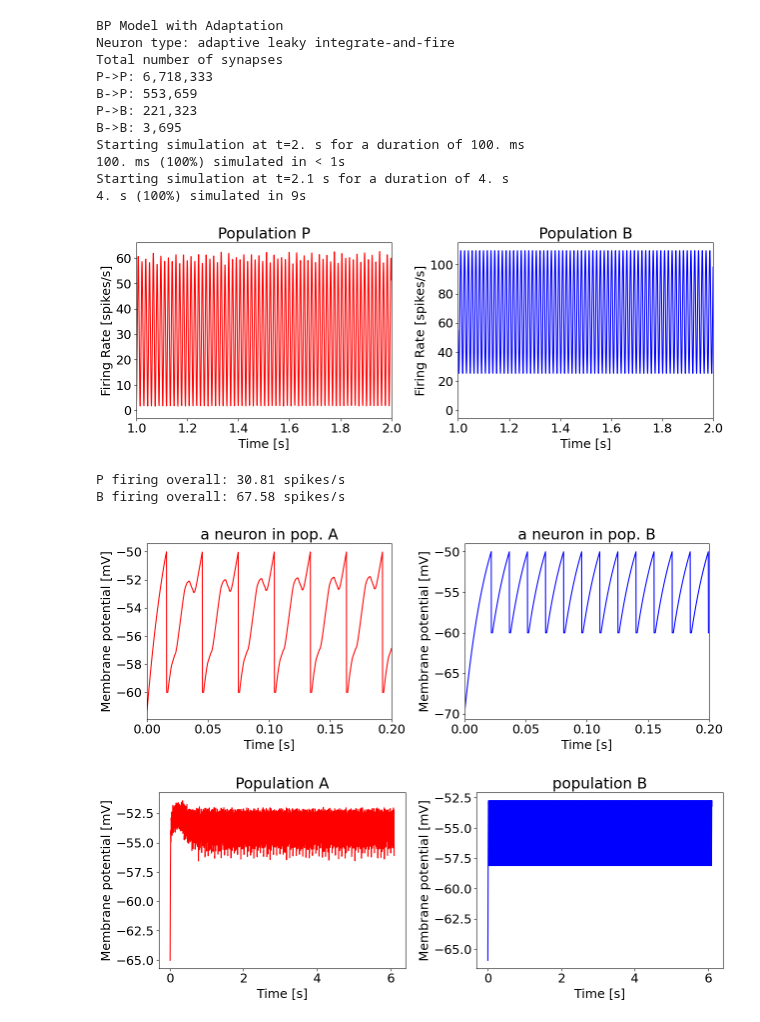
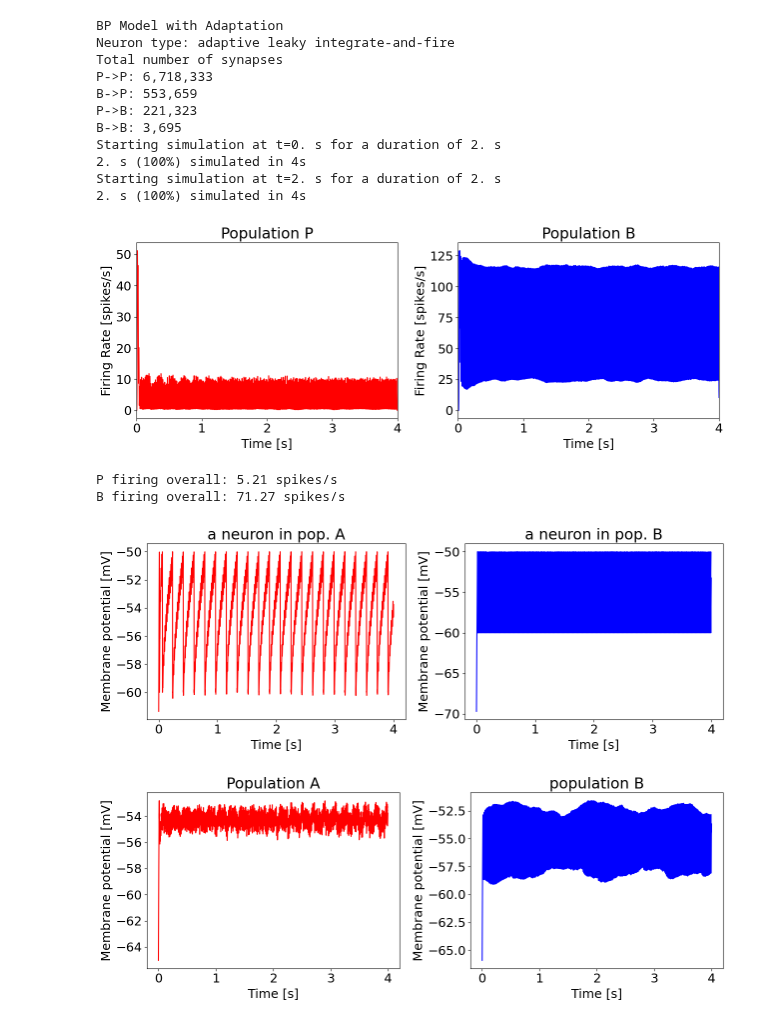
Before and after one commit to SahandSM/SWR, a Jupyter notebook: Main.ipynb, the cells around one changed output. Drawn from its saved outputs; the diff is of its cells as text; code cells hidden in the pictures.

Commit message:
added some arameters and graphs to main

```diff
--- a/Main.ipynb
+++ b/Main.ipynb
@@ -11,21 +11,25 @@ stimulation = 'none'
 net_params = get_default_net_params()
 test_params = get_dft_test_params()
 
+net_params['g_leak_p'].set_param(10) # added here
+
 net_params['prob_pp'].set_param(0.1)
 
-net_params['g_pp'].set_param(0.0)
-net_params['g_pb'].set_param(.7)
-net_params['g_bp'].set_param(0.00)
+net_params['g_pp'].set_param(0.01)
+net_params['g_pb'].set_param(0.5)
+net_params['g_bp'].set_param(0.01)
 net_params['g_bb'].set_param(0)
 
 net_params['tau_d_b'].set_param(1.5)
 
-net_params['J_spi_p'].set_param(0)
+net_params['J_spi_p'].set_param(100)
+net_params['tau_adapt_p'].set_param(250) # added here
 
-net_params['curr_bg_p'].set_param(200)
+
+net_params['curr_bg_p'].set_param(250)
 net_params['curr_bg_b'].set_param(200)
 
-test_params['sim_time'].set_param(4)
+test_params['sim_time'].set_param(2)
 test_params['stim_strength'].set_param(0)
 # %%
 built_network, used_net_params = build_network(net_params,initial_condition='none')
@@ -42,39 +46,39 @@ P->P: 6,718,333
 B->P: 553,659
 P->B: 221,323
 B->B: 3,695
-Starting simulation at t=2. s for a duration of 100. ms
-100. ms (100%) simulated in < 1s
-Starting simulation at t=2.1 s for a duration of 4. s
-4. s (100%) simulated in 9s
+Starting simulation at t=0. s for a duration of 2. s
+2. s (100%) simulated in 4s
+Starting simulation at t=2. s for a duration of 2. s
+2. s (100%) simulated in 4s
 # %%
 start = 0
 end = 4
 fig = figure(figsize=(13,5))
 plt.rcParams['font.size'] = '18'
 subplot(121)
 plt.plot(ready_monitors['rtm_p'][0],ready_monitors['rtm_p'][1],color='red')
 plt.xlabel('Time [s]')
 plt.ylabel('Firing Rate [spikes/s]')
 plt.title('Population P')
-# plt.xlim([start,end])
-plt.xlim([1,2])
+plt.xlim([start,end])
+# plt.xlim([1.2,1.3])
 subplot(122)
 plt.plot(ready_monitors['rtm_b'][0],ready_monitors['rtm_b'][1],color='blue')
 plt.xlabel('Time [s]')
 plt.ylabel('Firing Rate [spikes/s]')
 plt.title('Population B')
-# plt.xlim([start,end])
-plt.xlim([1,2])
+plt.xlim([start,end])
+# plt.xlim([1.2,1.3])
 fig.tight_layout()
 plt.show()
 # %% [output]
-[figure, old version]
+[figure, new version]
 # %%
 print('P firing overall:',"%.2f" % np.mean(test_data['mean_rate_p']),'spikes/s')
 print('B firing overall:',"%.2f" % np.mean(test_data['mean_rate_b']),'spikes/s')
 # %% [output]
-P firing overall: 30.81 spikes/s
-B firing overall: 67.58 spikes/s
+P firing overall: 5.21 spikes/s
+B firing overall: 71.27 spikes/s
 # %%
 start = 0
 end = 4
@@ -85,18 +89,18 @@ plt.plot(built_network['stm_p_mempo'].t,built_network['stm_p_mempo'].v[0]/mV,col
 plt.xlabel('Time [s]')
 plt.ylabel('Membrane potential [mV]')
 plt.title('a neuron in pop. A')
-plt.xlim([0,0.2])
+# plt.xlim([0,0.2])
 subplot(122)
 plt.plot(built_network['stm_b_mempo'].t,built_network['stm_b_mempo'].v[0]/mV,color='blue')
 plt.rcParams['font.size'] = '18'
 plt.xlabel('Time [s]')
 plt.ylabel('Membrane potential [mV]')
 plt.title('a neuron in pop. B')
-plt.xlim(0,.2)
+# plt.xlim(0,.2)
 fig.tight_layout()
 plt.show()
 # %% [output]
-[figure, old version]
+[figure, new version]
 # %%
 fig = figure(figsize=(13,5))
 subplot(121)
@@ -115,7 +119,7 @@ plt.title('population B')
 fig.tight_layout()
 plt.show()
 # %% [output]
-[figure, old version]
+[figure, new version]
 # %%
 fig = figure(figsize=(6,5))
 plt.plot(ready_monitors['stm_p_adp'][0],ready_monitors['stm_p_adp'][1],color='red')
```
Also changed, not shown: parts of 5 cells of this notebook.
